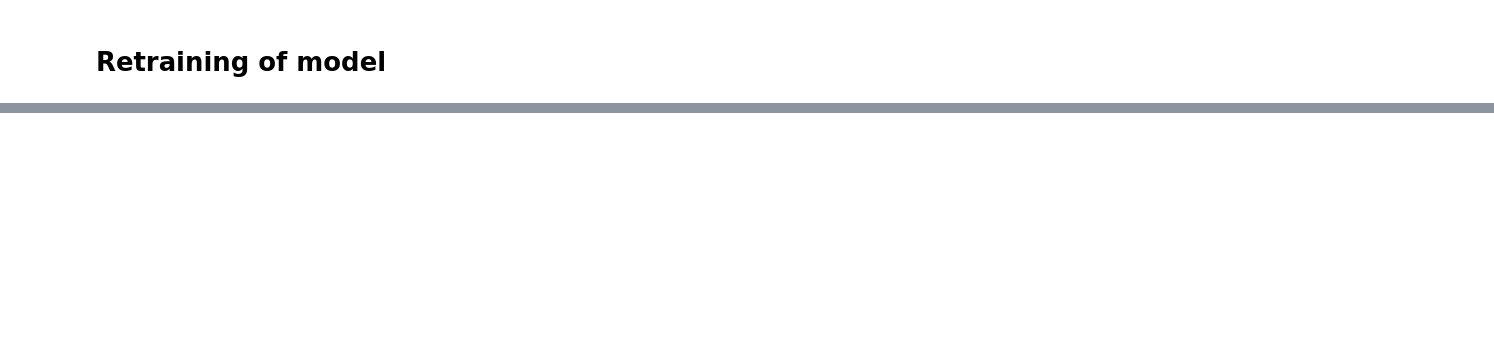
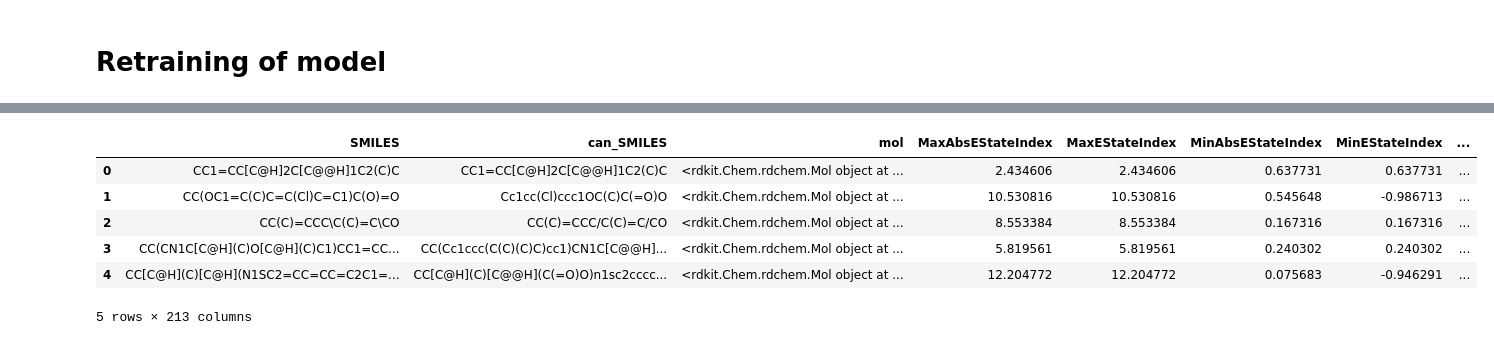
Before and after one commit to EnthusiasticTeslim/tox24competition, a Jupyter notebook: notebooks/rdkitDescriptor.ipynb, the cells around one changed output, grey strips where cells are left out. Drawn from its saved outputs; the diff is of its cells as text; code cells hidden in the pictures; blank space fills up the shorter version.

```diff
--- a/notebooks/rdkitDescriptor.ipynb
+++ b/notebooks/rdkitDescriptor.ipynb
@@ -292,0 +293,5 @@ Test: 0.463
+# %%
+actual_test_data = pd.read_csv('../data/tox24_test.csv')
+print(f"Actual test data shape: {actual_test_data.shape}")
+actual_test_data['can_SMILES'] = actual_test_data['SMILES'].apply(canonicalizer)
+actual_test_data.head()
@@ -292,0 +306,14 @@ Test: 0.463
+# %%
+# add each entry in descriptors to the dataframe
+actual_test_data['mol'] = actual_test_data['can_SMILES'].apply(Chem.MolFromSmiles)
+# add the descriptors to the dataframe
+actual_test_data = pd.concat([actual_test_data, actual_test_data['mol'].apply(getMolDescriptors).apply(pd.Series)], axis=1)
+actual_test_data.head()
+# %% [output]
+|  | SMILES | can_SMILES | mol | MaxAbsEStateIndex | MaxEStateIndex | MinAbsEStateIndex | MinEStateIndex | ... |
+| 0 | CC1=CC[C@H]2C[C@@H]1C2(C)C | CC1=CC[C@H]2C[C@@H]1C2(C)C | <rdkit.Chem.rdchem.Mol object at ... | 2.434606 | 2.434606 | 0.637731 | 0.637731 | ... |
+| 1 | CC(OC1=C(C)C=C(Cl)C=C1)C(O)=O | Cc1cc(Cl)ccc1OC(C)C(=O)O | <rdkit.Chem.rdchem.Mol object at ... | 10.530816 | 10.530816 | 0.545648 | -0.986713 | ... |
+| 2 | CC(C)=CCC\C(C)=C\CO | CC(C)=CCC/C(C)=C/CO | <rdkit.Chem.rdchem.Mol object at ... | 8.553384 | 8.553384 | 0.167316 | 0.167316 | ... |
+| 3 | CC(CN1C[C@H](C)O[C@H](C)C1)CC1=CC... | CC(Cc1ccc(C(C)(C)C)cc1)CN1C[C@@H]... | <rdkit.Chem.rdchem.Mol object at ... | 5.819561 | 5.819561 | 0.240302 | 0.240302 | ... |
+| 4 | CC[C@H](C)[C@H](N1SC2=CC=CC=C2C1=... | CC[C@H](C)[C@@H](C(=O)O)n1sc2cccc... | <rdkit.Chem.rdchem.Mol object at ... | 12.204772 | 12.204772 | 0.075683 | -0.946291 | ... |
+5 rows × 213 columns
```
Also changed, not shown: parts of 15 cells of this notebook, 6 other files.
